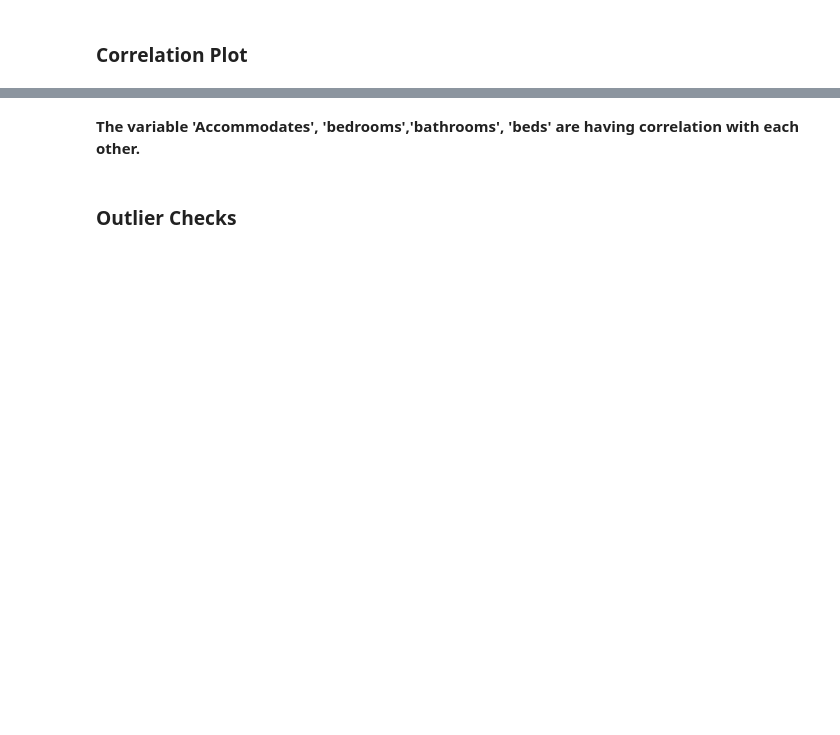
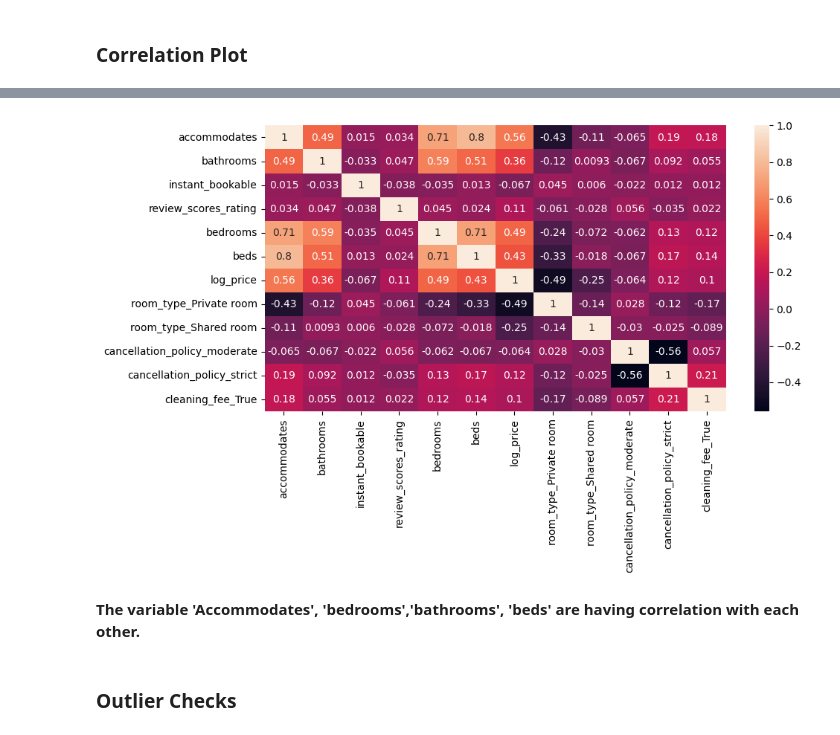
Before and after one commit to DataSphereX/Python_FAI, a Jupyter notebook: Multiple_Linear_Regression_AirBNB_Student.ipynb, the cells around one changed output, grey strips where cells are left out. Saved outputs shown, nothing was run; the diff lists cells and outputs as text; code cells hidden in the pictures; blank space fills up the shorter version.

```diff
--- a/Multiple_Linear_Regression_AirBNB_Student.ipynb
+++ b/Multiple_Linear_Regression_AirBNB_Student.ipynb
@@ -19,4 +128,6 @@ We have a data of 74111 Airbnb properties across the nations. Based on this data
 # %% [markdown]
 ### Converting Instant_bookable from 'f' and 't' to boolean
+# %%
+df.instant_bookable.replace(['f', 't'], [False, True], inplace = True)
 # %% [markdown]
 ### Converting categorical to dummy variables
@@ -23,2 +143,4 @@ We have a data of 74111 Airbnb properties across the nations. Based on this data
+# %%
+df = pd.get_dummies(df, columns = ['room_type', 'cancellation_policy', 'cleaning_fee'], drop_first = True)
 # %%
 # Are there any missing values ?
@@ -25,2 +163,7 @@ We have a data of 74111 Airbnb properties across the nations. Based on this data
 # %% [markdown]
 ### Imputing missing values
+# %%
+for column in df.columns:
+    if df[column].dtype != 'object':
+        mean = df[column].mean()
+        df[column] = df[column].fillna(mean)
@@ -31,0 +225,2 @@ We have a data of 74111 Airbnb properties across the nations. Based on this data
+# %%
+df.drop_duplicates(inplace = True)
@@ -34,3 +242,9 @@ We have a data of 74111 Airbnb properties across the nations. Based on this data
+# %%
+plt.figure(figsize = (10, 5))
+sns.heatmap(df.corr(), annot = True)
+plt.show()
+# %% [output]
+[figure, added]
 # %% [markdown]
 **The variable 'Accommodates', 'bedrooms','bathrooms', 'beds' are having correlation with each other.**
 # %% [markdown]
```
Also changed, not shown: parts of 54 cells of this notebook, 1 other file.
